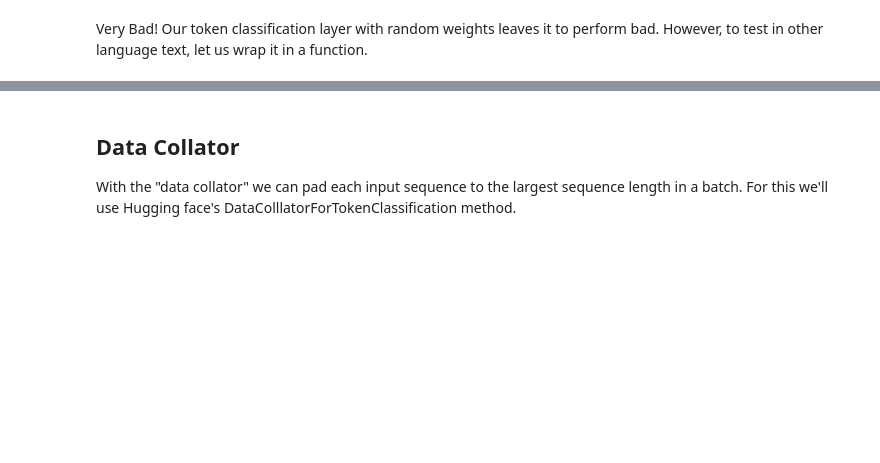
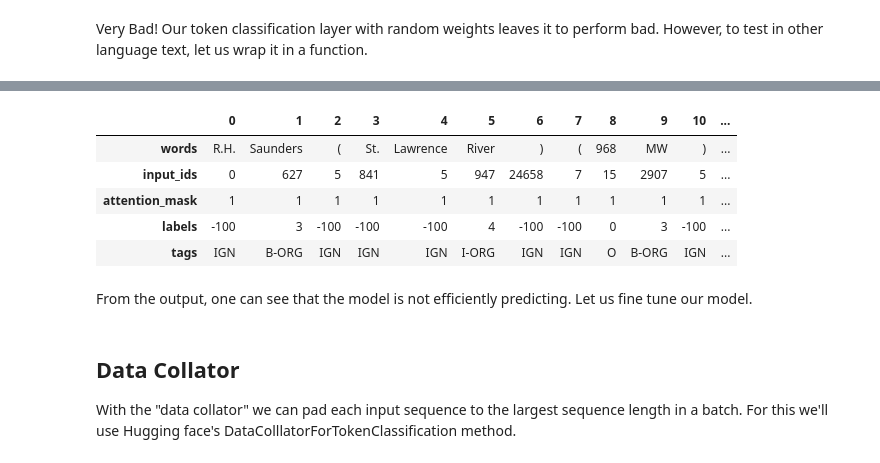
Before and after one commit to damayantinaik/Fine-tune-model, a Jupyter notebook: Fine_tuning_Multilingual_NER_LLM_model.ipynb, the cells around one changed output, grey strips where cells are left out. Drawn from its saved outputs; the diff is of its cells as text; code cells hidden in the pictures; blank space fills up the shorter version.

```diff
--- a/Fine_tuning_Multilingual_NER_LLM_model.ipynb
+++ b/Fine_tuning_Multilingual_NER_LLM_model.ipynb
@@ -430,0 +491,3 @@ def tag_text(text, tags, model, tokenizer):
+# %%
+encoded_en = panx_en_encoded['train'][0]
+encoded_en
@@ -431,3 +512,16 @@ def tag_text(text, tags, model, tokenizer):
+# %%
+final_tags_en = [index2tag[l] if l != -100 else 'IGN' for l in encoded_en['labels']]
+# %%
+pd.DataFrame([panx_ch['en']["train"][0]['tokens'], encoded_en['input_ids'], encoded_en['attention_mask'], encoded_en['labels'], final_tags_en], index = ['words', 'input_ids', 'attention_mask', 'labels', 'tags'])
+# %% [output]
+|  | 0 | 1 | 2 | 3 | 4 | 5 | 6 | 7 | 8 | 9 | 10 | ... |
+| words | R.H. | Saunders | ( | St. | Lawrence | River | ) | ( | 968 | MW | ) | ... |
+| input_ids | 0 | 627 | 5 | 841 | 5 | 947 | 24658 | 7 | 15 | 2907 | 5 | ... |
+| attention_mask | 1 | 1 | 1 | 1 | 1 | 1 | 1 | 1 | 1 | 1 | 1 | ... |
+| labels | -100 | 3 | -100 | -100 | -100 | 4 | -100 | -100 | 0 | 3 | -100 | ... |
+| tags | IGN | B-ORG | IGN | IGN | IGN | I-ORG | IGN | IGN | O | B-ORG | IGN | ... |
+# %% [markdown]
+From the output, one can see that the model is not efficiently predicting. Let us fine tune our model.
 # %%
 from transformers import XLMRobertaForTokenClassification
 def model_init():
```
Also changed, not shown: parts of 51 cells of this notebook.
